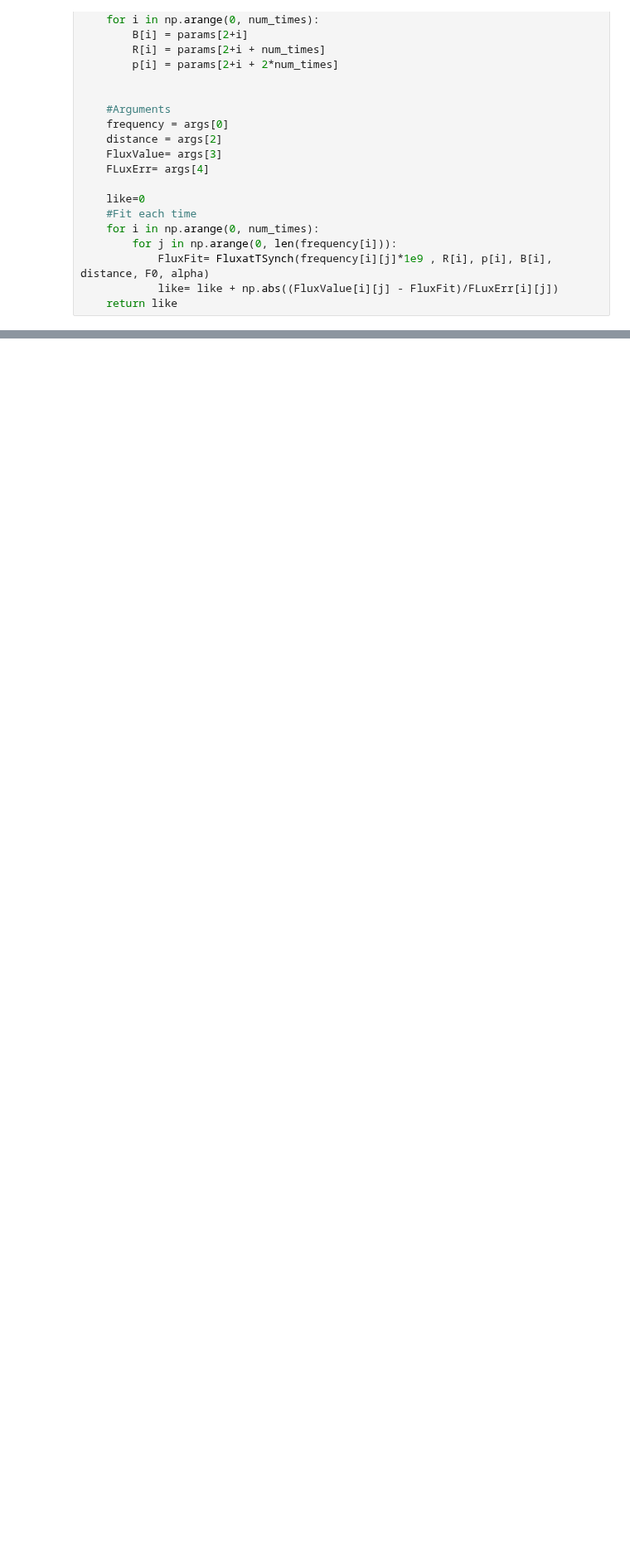
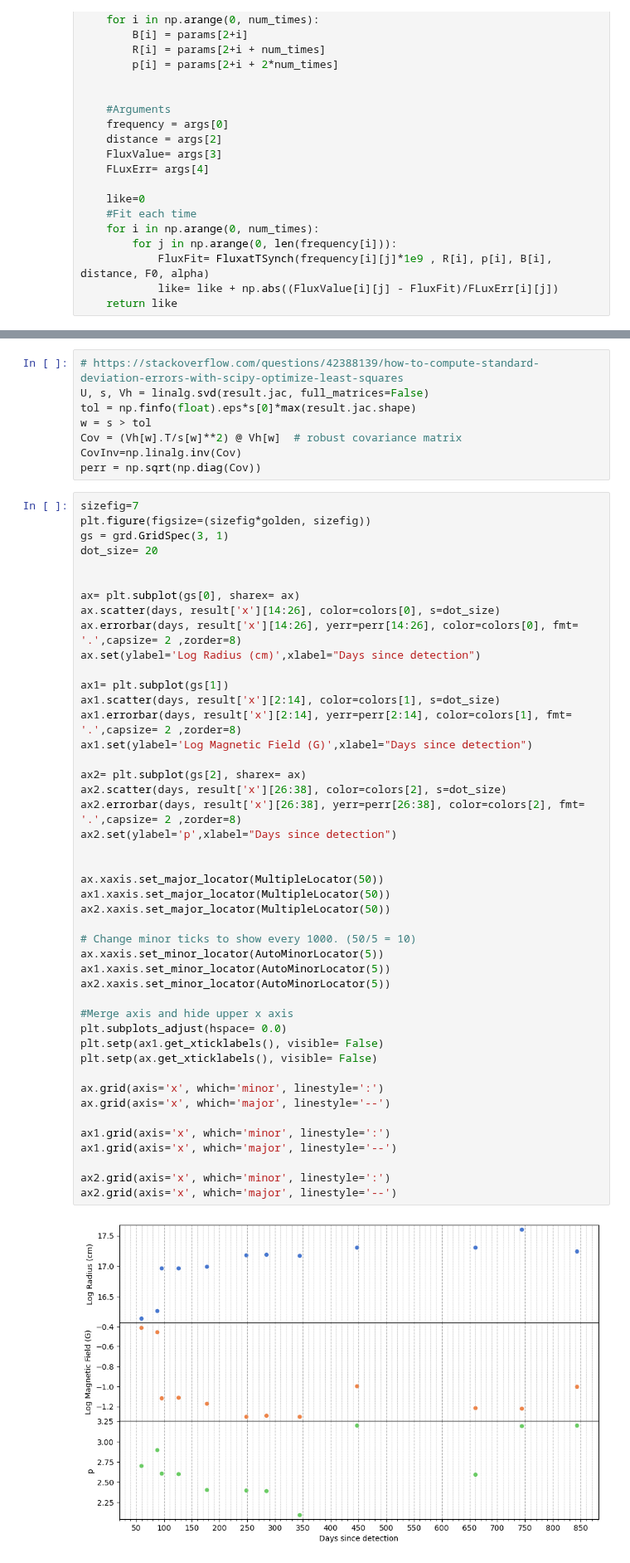
Before and after one commit to Camachoadri/JAEICU2024, a Jupyter notebook: TDE AT2019azh/TDE AT2019azh.ipynb, the cells around one changed output, grey strips where cells are left out. Shown at 83% size. Saved outputs shown, nothing was run; the diff lists cells and outputs as text; blank space fills up the shorter version.

```diff
--- a/TDE AT2019azh/TDE AT2019azh.ipynb
+++ b/TDE AT2019azh/TDE AT2019azh.ipynb
@@ -557,0 +644,55 @@ plt.show()
+# %%
+# https://stackoverflow.com/questions/42388139/how-to-compute-standard-deviation-errors-with-scipy-optimize-least-squares
+U, s, Vh = linalg.svd(result.jac, full_matrices=False)
+tol = np.finfo(float).eps*s[0]*max(result.jac.shape)
+w = s > tol
+Cov = (Vh[w].T/s[w]**2) @ Vh[w]  # robust covariance matrix
+CovInv=np.linalg.inv(Cov)
+perr = np.sqrt(np.diag(Cov))
+# %%
+sizefig=7
+plt.figure(figsize=(sizefig*golden, sizefig))
+gs = grd.GridSpec(3, 1)
+dot_size= 20
+
+
+ax= plt.subplot(gs[0], sharex= ax)
+ax.scatter(days, result['x'][14:26], color=colors[0], s=dot_size)
+ax.errorbar(days, result['x'][14:26], yerr=perr[14:26], color=colors[0], fmt= '.',capsize= 2 ,zorder=8)
+ax.set(ylabel='Log Radius (cm)',xlabel="Days since detection")
+
+ax1= plt.subplot(gs[1])
+ax1.scatter(days, result['x'][2:14], color=colors[1], s=dot_size)
+ax1.errorbar(days, result['x'][2:14], yerr=perr[2:14], color=colors[1], fmt= '.',capsize= 2 ,zorder=8)
+ax1.set(ylabel='Log Magnetic Field (G)',xlabel="Days since detection")
+
+ax2= plt.subplot(gs[2], sharex= ax)
+ax2.scatter(days, result['x'][26:38], color=colors[2], s=dot_size)
+ax2.errorbar(days, result['x'][26:38], yerr=perr[26:38], color=colors[2], fmt= '.',capsize= 2 ,zorder=8)
+ax2.set(ylabel='p',xlabel="Days since detection")
+
+
+ax.xaxis.set_major_locator(MultipleLocator(50))
+ax1.xaxis.set_major_locator(MultipleLocator(50))
+ax2.xaxis.set_major_locator(MultipleLocator(50))
+
+# Change minor ticks to show every 1000. (50/5 = 10)
+ax.xaxis.set_minor_locator(AutoMinorLocator(5))
+ax1.xaxis.set_minor_locator(AutoMinorLocator(5))
+ax2.xaxis.set_minor_locator(AutoMinorLocator(5))
+
+#Merge axis and hide upper x axis
+plt.subplots_adjust(hspace= 0.0)
+plt.setp(ax1.get_xticklabels(), visible= False)
+plt.setp(ax.get_xticklabels(), visible= False)
+
+ax.grid(axis='x', which='minor', linestyle=':')
+ax.grid(axis='x', which='major', linestyle='--')
+
+ax1.grid(axis='x', which='minor', linestyle=':')
+ax1.grid(axis='x', which='major', linestyle='--')
+
+ax2.grid(axis='x', which='minor', linestyle=':')
+ax2.grid(axis='x', which='major', linestyle='--')
+# %% [output]
+[figure, added]
```
Also changed, not shown: parts of 7 cells of this notebook.
